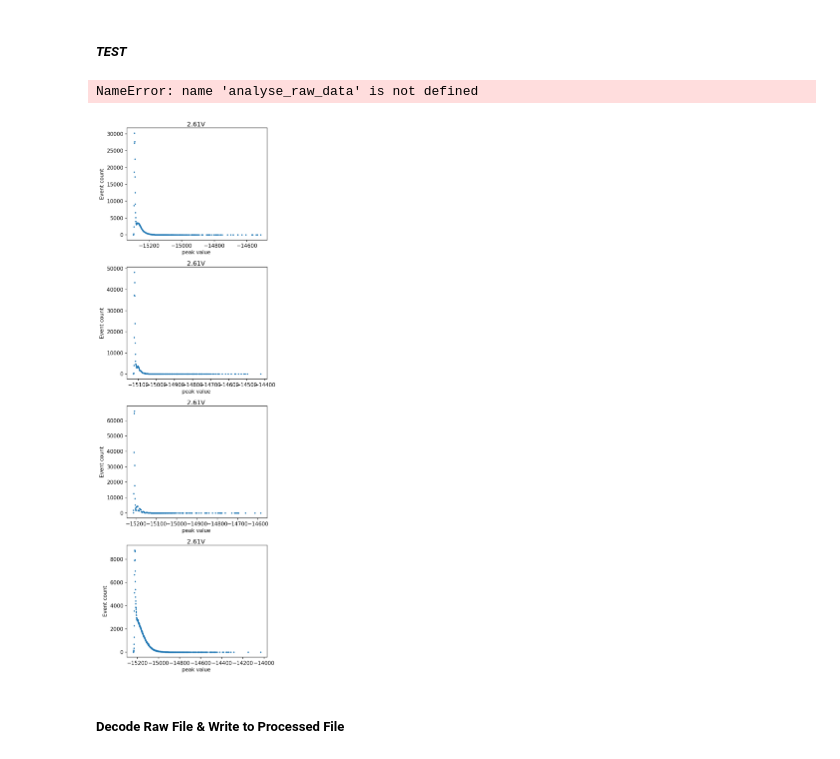
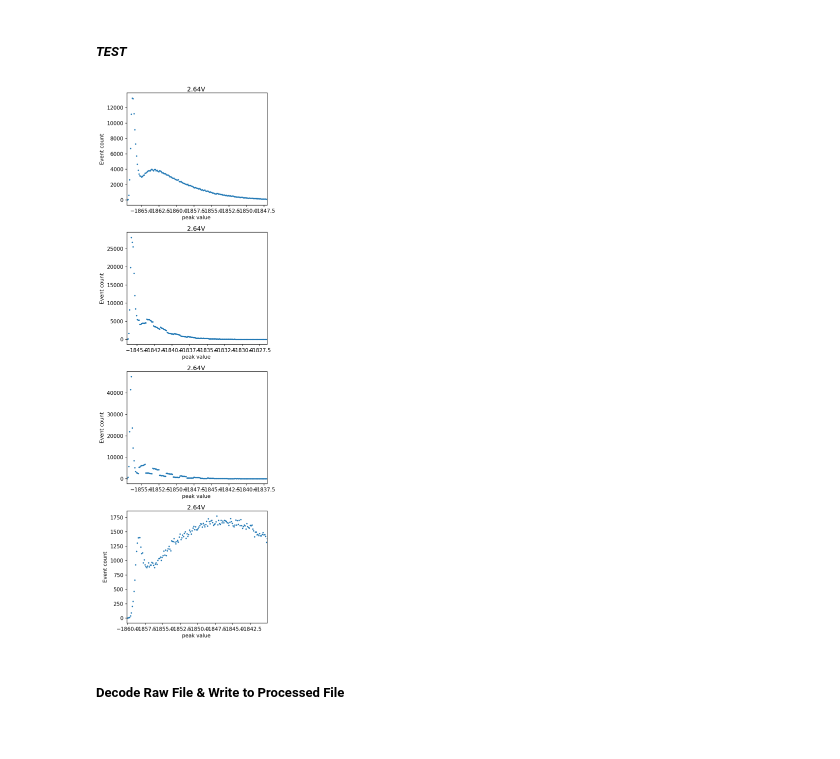
Before and after one commit to yfzhao20/PMT-Test, a Jupyter notebook: yfzhao/dist-analysis-v2.ipynb, the cells around one changed output. Drawn from its saved outputs; the diff is of its cells as text; code cells hidden in the pictures.

Commit message:
✅ preliminary test for peak distribution

```diff
--- a/yfzhao/dist-analysis-v2.ipynb
+++ b/yfzhao/dist-analysis-v2.ipynb
@@ -309,19 +309,19 @@ class CH_Data(Config):
         self.peak_dist = {}
         self.event_count = 0
 
-    def update(self, raw_data: bytes, base: np.ndarray):
-        event_list = np.frombuffer(raw_data, dtype=np.uint16) * VOLT_SCALE  # FIXME: Need optimize ~27s
+    def update(self, sig: bytes, base: np.ndarray=0):
+        sig = sig * VOLT_SCALE
         if self._fitted_baseline:
-            event_list -= base
+            sig -= base
         ## Analyse baseline
         ### baseline before event
         #### FIXME: np.std(x) -> np.sqrt(np.sum(x**2) / len(x) - np.average(x) ** 2)
-        base1 = event_list[self._signal_start:self._base_cut_front]
+        base1 = sig[self._signal_start:self._base_cut_front]
         base1_avg = np.sum(base1) / len(base1)
         base1_std = np.std(base1)  if self._calc_base_std else -1
         if self._calc_all_base:
             ### baseline after event
-            base2 = event_list[self._base_cut_back:self._signal_end]
+            base2 = sig[self._base_cut_back:self._signal_end]
             base2_avg = np.sum(base2) / len(base2)
             base2_std = np.std(base2) if self._calc_base_std else -1
             ### total baseline
@@ -332,11 +332,11 @@ class CH_Data(Config):
             base2_avg, base2_std, base_avg, base_std = -1, -1, -1, -1           # Maybe `empty` can be better??
         self.base_info.append((base1_avg, base1_std, base2_avg, base2_std, base_avg, base_std))
         ### get event range & area
-        event = event_list[self._event_start : self._event_end]
+        event = sig[self._event_start : self._event_end]
         self.event_area.append(np.sum(event) * AREA_SCALE / VOLT_SCALE)
         ## Analyse (Raw) Peak Value
-        self.peak_value.append(np.min(event_list))          # FIXME: event_list???
-        self.peak_index.append(np.argmin(event_list))     # FIXME: Temp, get indics
+        self.peak_value.append(np.min(sig))          # FIXME: sig???
+        self.peak_index.append(np.argmin(sig))     # FIXME: Temp, get indics
         ## Count ++
         self.event_count += 1
 
@@ -347,7 +347,8 @@ class CH_Data(Config):
         self.event_area = np.array(self.event_area)
         # self.event_area = np.array(self.event_area)
         base = np.array(self.base_info).T[4 if self._use_all_base else 0]
-        area= np.round(base * (self._event_end - self._event_start)- self.event_area)
+        area = base*(self._event_end-self._event_start) * AREA_SCALE / VOLT_SCALE - self.event_area
+        area = np.round(area/AREA_SCALE) * AREA_SCALE
         for i in area:
             self.dist[i] += 1
 
@@ -357,7 +358,7 @@ class CH_Data(Config):
         self.peak_dist = Counter()
         peak = zip(self.peak_index, self.peak_value)
         for i in peak:
-            self.peak_dist[round(base - i[1])] += 1
+            self.peak_dist[round((base - i[1]) / VOLT_SCALE) * VOLT_SCALE] += 1
 
 
     def get_from_file(self,   data_list, mode: str):
@@ -381,7 +382,7 @@ class CH_Data(Config):
             self.peak_index = np.fromstring(data_list[2], float , sep=',')
             self.get_peak_distribution()
 
-def dist_from_raw(file:str, base:dict, loop=1<<64):
+def dist_from_raw(file:str, base:dict=Counter(), loop=1<<56):
     ch_data = Counter()
     for ch, _, sig in decode_file(file, ev=range(loop)):
         if ch_data[ch] == 0:
@@ -478,21 +479,22 @@ def read_file(file: str, mode: str = 'raw'): # mode in {'raw', 'dist'}
                 raise Exception
             chn_data[chn.chn] = chn
     return chn_data
+# %%
+fbaseline = {ch: fit_res[ch][0] * 2.64 + fit_res[ch][1] for ch in (1,2,3,4)}
+# %%
+data =  dist_from_raw(f'../../data/0710/264_850_0710V_raw_b0_seg0.bin', fbaseline)
 # %% [markdown]
 ##### *TEST*
-# %%
-data = analyse_raw_data(f'../../data/0710/261_850_0710V_raw_b0_seg0.bin')
-# %% [output]
-NameError: name 'analyse_raw_data' is not defined
 # %%
 fig, ax = plt.subplots(4, 1, figsize=(6,15), dpi=150)
 for k, d in data.items():
+    # d.get_distribution()
     d.get_peak_distribution()
-    plot_pcount(d, ax[k-1], f'2.61V ')
+    plot_pcount(d, ax[k-1], f'2.64V ', xlim=(min(d.peak_dist.keys()), min(d.peak_dist.keys()) + 20))
 plt.tight_layout()
 plt.show()
 # %% [output]
-[figure, old version]
+[figure, new version]
 # %% [markdown]
 ##### Decode Raw File & Write to Processed File
 # %%
```
Also changed, not shown: parts of 1 cell of this notebook.
